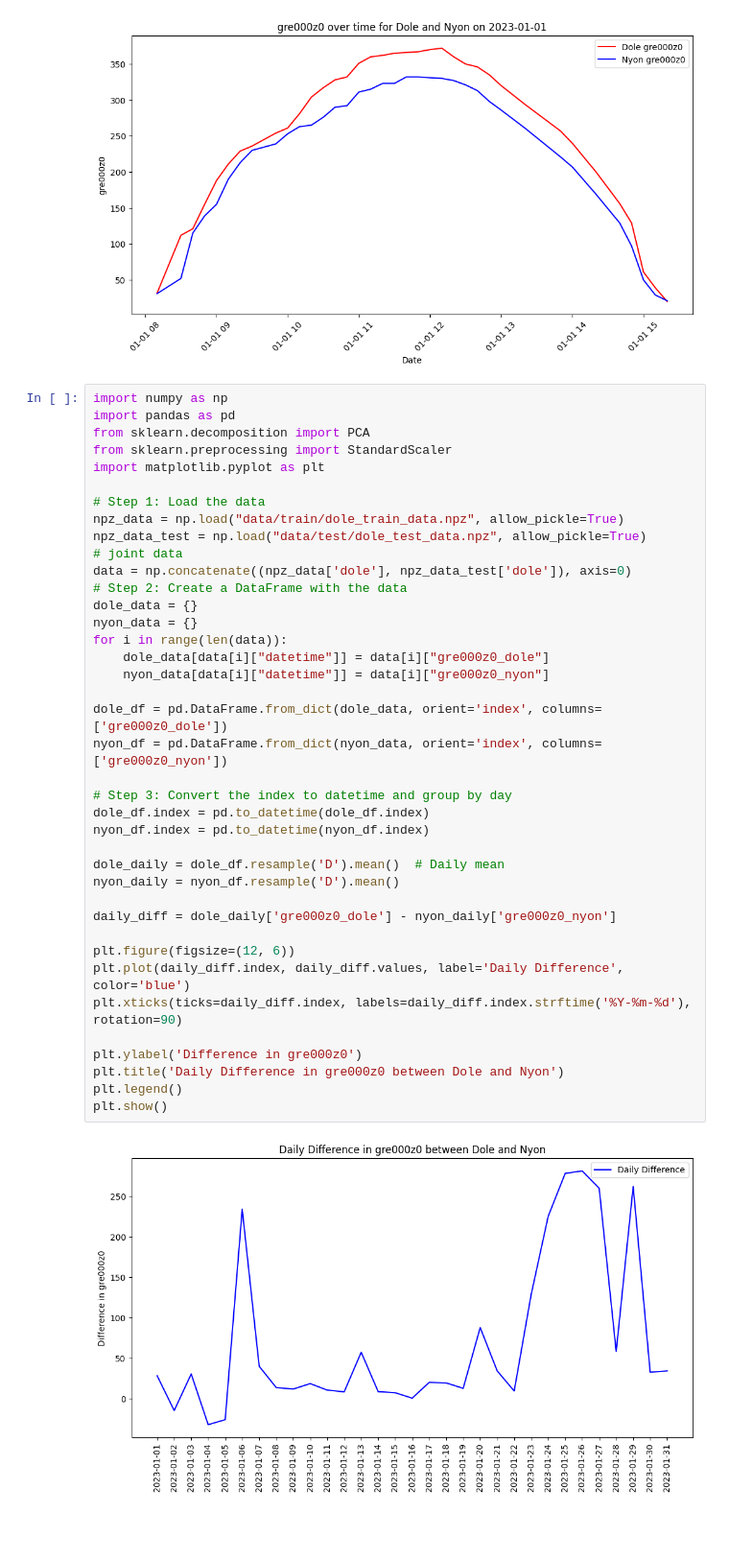
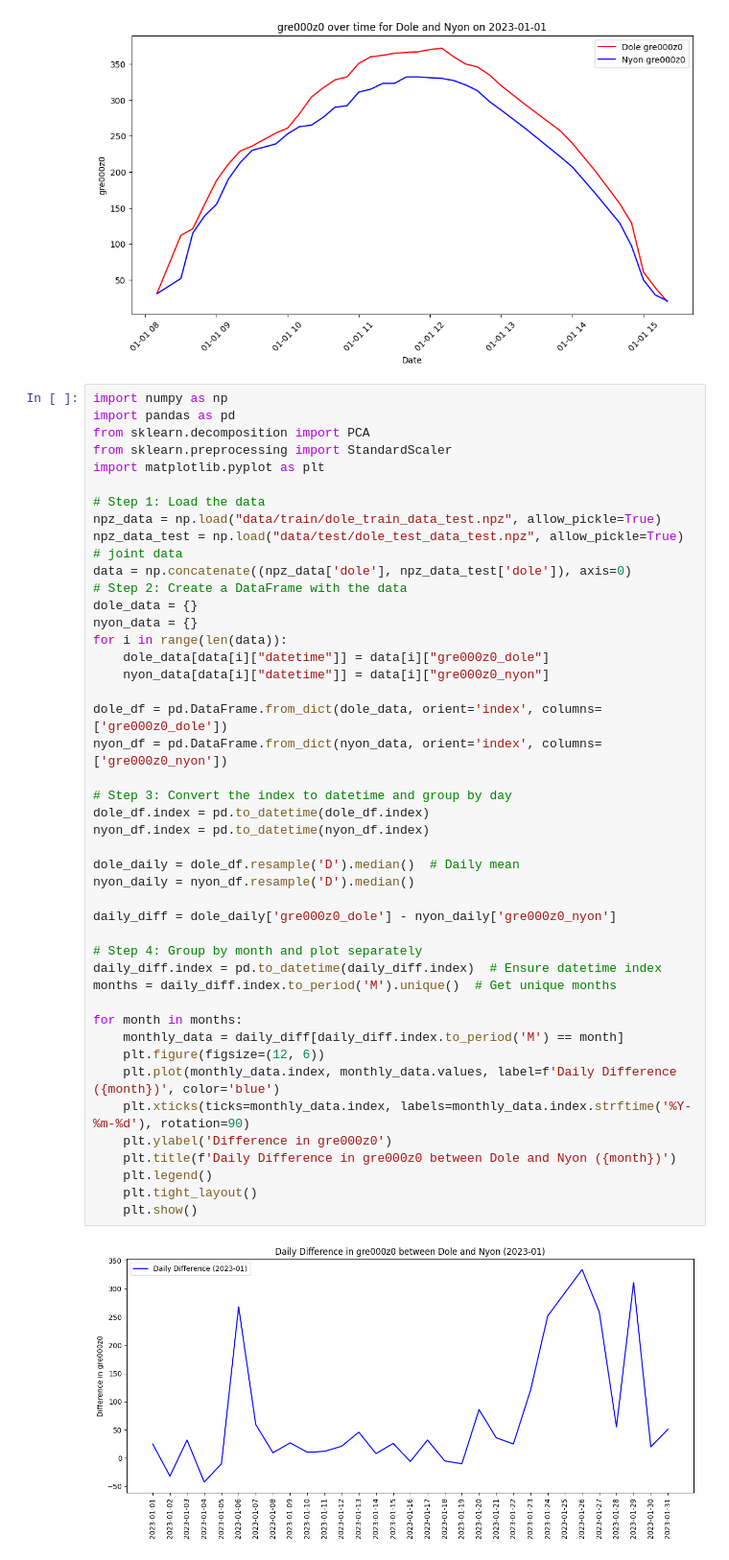
Before and after one commit to MartaRende/StratusDetection, a Jupyter notebook: test.ipynb, the cells around one changed output. Shown at 96% size. Cells and saved outputs as stored; diff of their text form; blank space fills up the shorter version.

```diff
--- a/test.ipynb
+++ b/test.ipynb
@@ -703,41 +703,47 @@ plt.show()
 # %%
 import numpy as np
 import pandas as pd
 from sklearn.decomposition import PCA
 from sklearn.preprocessing import StandardScaler
 import matplotlib.pyplot as plt
 
 # Step 1: Load the data
-npz_data = np.load("data/train/dole_train_data.npz", allow_pickle=True)
-npz_data_test = np.load("data/test/dole_test_data.npz", allow_pickle=True)
+npz_data = np.load("data/train/dole_train_data_test.npz", allow_pickle=True)
+npz_data_test = np.load("data/test/dole_test_data_test.npz", allow_pickle=True)
 # joint data
 data = np.concatenate((npz_data['dole'], npz_data_test['dole']), axis=0)
 # Step 2: Create a DataFrame with the data
 dole_data = {}
 nyon_data = {}
 for i in range(len(data)):
     dole_data[data[i]["datetime"]] = data[i]["gre000z0_dole"]
     nyon_data[data[i]["datetime"]] = data[i]["gre000z0_nyon"]
 
 dole_df = pd.DataFrame.from_dict(dole_data, orient='index', columns=['gre000z0_dole'])
 nyon_df = pd.DataFrame.from_dict(nyon_data, orient='index', columns=['gre000z0_nyon'])
 
 # Step 3: Convert the index to datetime and group by day
 dole_df.index = pd.to_datetime(dole_df.index)
 nyon_df.index = pd.to_datetime(nyon_df.index)
 
-dole_daily = dole_df.resample('D').mean()  # Daily mean
-nyon_daily = nyon_df.resample('D').mean()
+dole_daily = dole_df.resample('D').median()  # Daily mean
+nyon_daily = nyon_df.resample('D').median()
 
 daily_diff = dole_daily['gre000z0_dole'] - nyon_daily['gre000z0_nyon']
 
-plt.figure(figsize=(12, 6))
-plt.plot(daily_diff.index, daily_diff.values, label='Daily Difference', color='blue')
-plt.xticks(ticks=daily_diff.index, labels=daily_diff.index.strftime('%Y-%m-%d'), rotation=90)
+# Step 4: Group by month and plot separately
+daily_diff.index = pd.to_datetime(daily_diff.index)  # Ensure datetime index
+months = daily_diff.index.to_period('M').unique()  # Get unique months
 
-plt.ylabel('Difference in gre000z0')
-plt.title('Daily Difference in gre000z0 between Dole and Nyon')
-plt.legend()
-plt.show()
+for month in months:
+    monthly_data = daily_diff[daily_diff.index.to_period('M') == month]
+    plt.figure(figsize=(12, 6))
+    plt.plot(monthly_data.index, monthly_data.values, label=f'Daily Difference ({month})', color='blue')
+    plt.xticks(ticks=monthly_data.index, labels=monthly_data.index.strftime('%Y-%m-%d'), rotation=90)
+    plt.ylabel('Difference in gre000z0')
+    plt.title(f'Daily Difference in gre000z0 between Dole and Nyon ({month})')
+    plt.legend()
+    plt.tight_layout()
+    plt.show()
 # %% [output]
-[figure, old version]
+[figure, new version]
```
Also changed, not shown: parts of 6 cells of this notebook, 6 other files.
